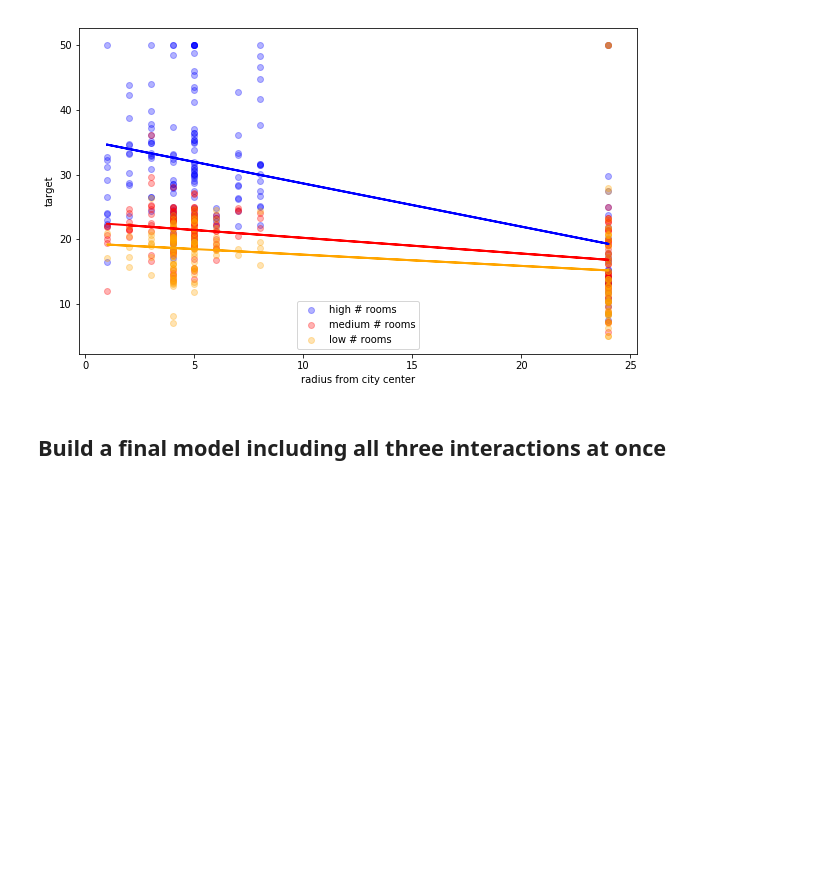
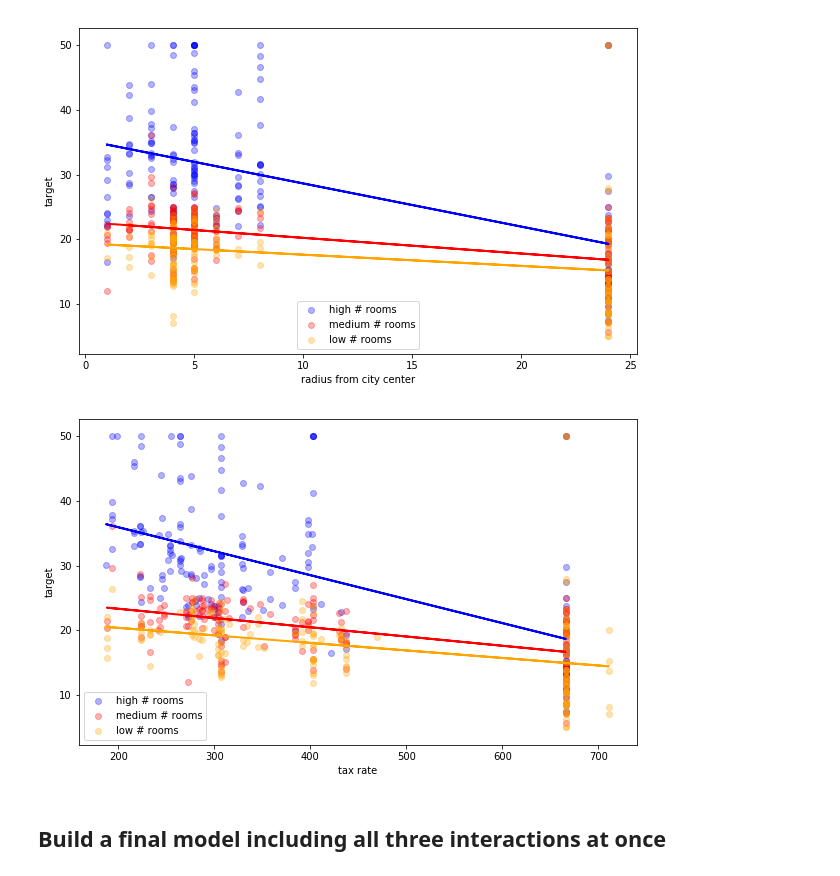
Before and after one commit to byeretzian/dsc-2-24-04-interactions-lab-online-ds-sp-000, a Jupyter notebook: index.ipynb, the cells around one changed output. Saved outputs shown, nothing was run; the diff lists cells and outputs as text; code cells hidden in the pictures; blank space fills up the shorter version.

```diff
--- a/index.ipynb
+++ b/index.ipynb
@@ -133,7 +133,9 @@ build_interaction_rm('RAD', 'radius from city center')
 [figure]
 # %%
 # second plot
-build_interaction_rm('R', 'radius from city center')
+build_interaction_rm('TAX', 'tax rate')
+# %% [output]
+[figure, added]
 # %%
 # third plot
 # %% [markdown]
```
